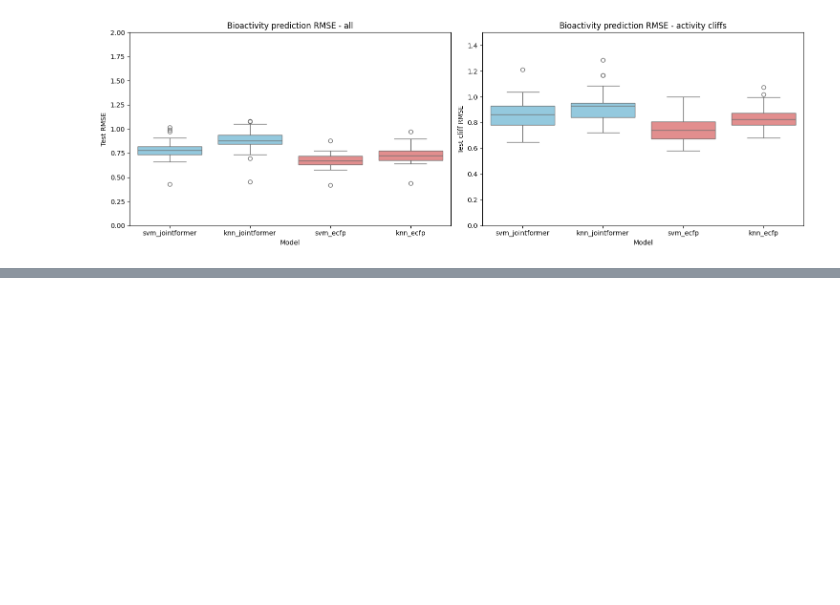
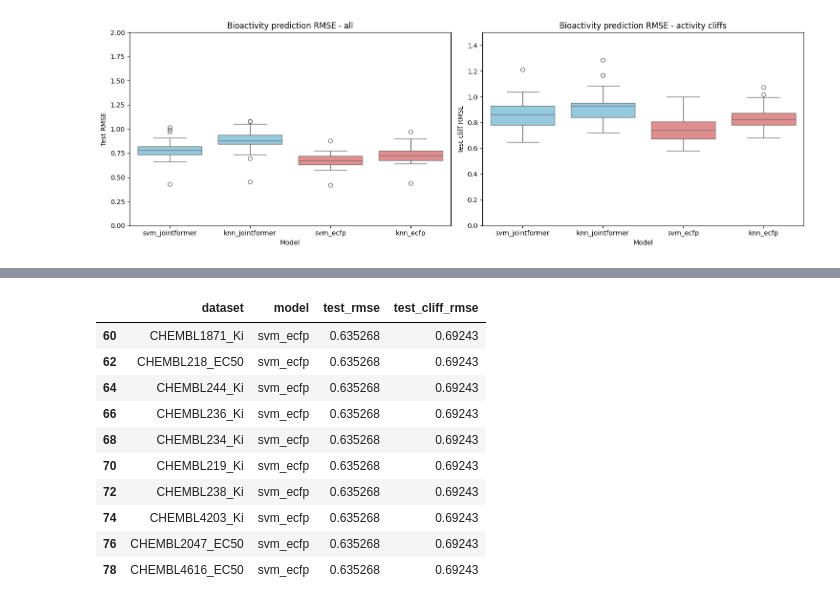
Before and after one commit to szczurek-lab/jointformer, a Jupyter notebook: experiments/notebooks/02-molecule-cliffs-analysis.ipynb, the cells around one changed output, grey strips where cells are left out. Cells and saved outputs as stored; diff of their text form; code cells hidden in the pictures; blank space fills up the shorter version.

```diff
--- a/experiments/notebooks/02-molecule-cliffs-analysis.ipynb
+++ b/experiments/notebooks/02-molecule-cliffs-analysis.ipynb
@@ -97,0 +89,24 @@ embeddings_func = lambda model, inputs: model(**inputs)["embeddings"].mean(1)
+# %%
+model_config_dict = {
+        "path_to_tokenizer": '../../../../checkpoints/jointformer/separate_task_token/configs/tokenizers/smiles_separate_task_token',
+        "path_to_model_config": '../../../../checkpoints/jointformer/separate_task_token/configs/models/jointformer_separate_task_token',
+        "path_to_vocab": "../../data/vocabularies/deepchem.txt",
+        "path_to_model_checkpoint": "../../../../checkpoints/jointformer/separate_task_token/ckpt.pt"
+    }
+
+# Get tokenizer
+tokenizer_config = TokenizerConfig.from_config_file(model_config_dict["path_to_tokenizer"])
+tokenizer_config.path_to_vocabulary = model_configs_dict["path_to_vocab"]
+tokenizer = AutoTokenizer.from_config(tokenizer_config)
+
+model_config = ModelConfig.from_config_file(model_config_dict["path_to_model_config"])
+jointformer = AutoModel.from_config(model_config)
+device = 'cuda' if torch.cuda.is_available() else 'cpu'
+
+# Load model checkpoint on cpu
+jointformer.eval()
+jointformer.to(device)
+
+jointformer.load_pretrained(model_config_dict["path_to_model_checkpoint"])
+
+smiles_encoder = jointformer.to_smiles_encoder(tokenizer, batch_size=2, device="cpu")
@@ -124,11 +160,9 @@ for dataset in datasets_list_df["Dataset"].unique():
     raw_data = Data(dataset)
 
     # Compute embeddings
-    X_train_jointformer_embeddings = compute_embeddings(raw_data.smiles_train, jointformer, embeddings_func, tokenizer, batch_size=2)
-    X_train_jointformer_embeddings = X_train_jointformer_embeddings.cpu().numpy()
+    X_train_jointformer_embeddings = smiles_encoder.encode(raw_data.smiles_train)
 
-    X_test_jointformer_embeddings = compute_embeddings(raw_data.smiles_test, jointformer, embeddings_func, tokenizer, batch_size=2)
-    X_test_jointformer_embeddings = X_test_jointformer_embeddings.cpu().numpy()
+    X_test_jointformer_embeddings = smiles_encoder.encode(raw_data.smiles_test)
 
     ### Model with svm and jointformer embeddings
     model = SVR(kernel="rbf")
@@ -285,0 +384,12 @@ Passing `palette` without assigning `hue` is deprecated and will be removed in v
+# %%
+# Define hparams grid for traditional ML models - same grids as in MoleculeACE paper
+per_model_hyperparameters_grid = {
+    "knn": {
+        "n_neighbors": [1, 3, 11, 21],
+        "metric": ["cosine", "euclidean"]
+    },
+    "svm": {
+        "C": [1, 10, 100, 1000, 10000],
+        "gamma": [0.000001, 0.00001, 0.0001, 0.001, 0.01, 0.1],
+    }
+}
@@ -285,0 +644,14 @@ Passing `palette` without assigning `hue` is deprecated and will be removed in v
+# %%
+results_df[results_df["model"] == "svm_ecfp"]
+# %% [output]
+|  | dataset | model | test_rmse | test_cliff_rmse |
+| 60 | CHEMBL1871_Ki | svm_ecfp | 0.635268 | 0.69243 |
+| 62 | CHEMBL218_EC50 | svm_ecfp | 0.635268 | 0.69243 |
+| 64 | CHEMBL244_Ki | svm_ecfp | 0.635268 | 0.69243 |
+| 66 | CHEMBL236_Ki | svm_ecfp | 0.635268 | 0.69243 |
+| 68 | CHEMBL234_Ki | svm_ecfp | 0.635268 | 0.69243 |
+| 70 | CHEMBL219_Ki | svm_ecfp | 0.635268 | 0.69243 |
+| 72 | CHEMBL238_Ki | svm_ecfp | 0.635268 | 0.69243 |
+| 74 | CHEMBL4203_Ki | svm_ecfp | 0.635268 | 0.69243 |
+| 76 | CHEMBL2047_EC50 | svm_ecfp | 0.635268 | 0.69243 |
+| 78 | CHEMBL4616_EC50 | svm_ecfp | 0.635268 | 0.69243 |
```
Also changed, not shown: parts of 15 cells of this notebook.
